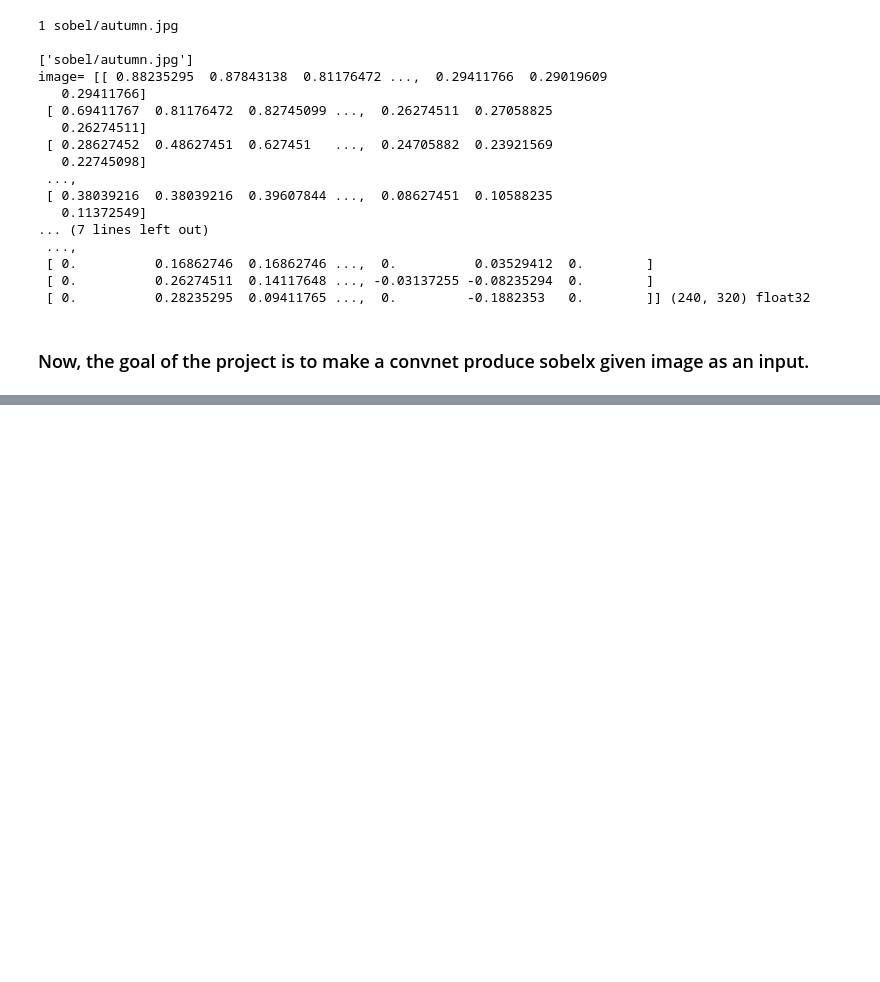
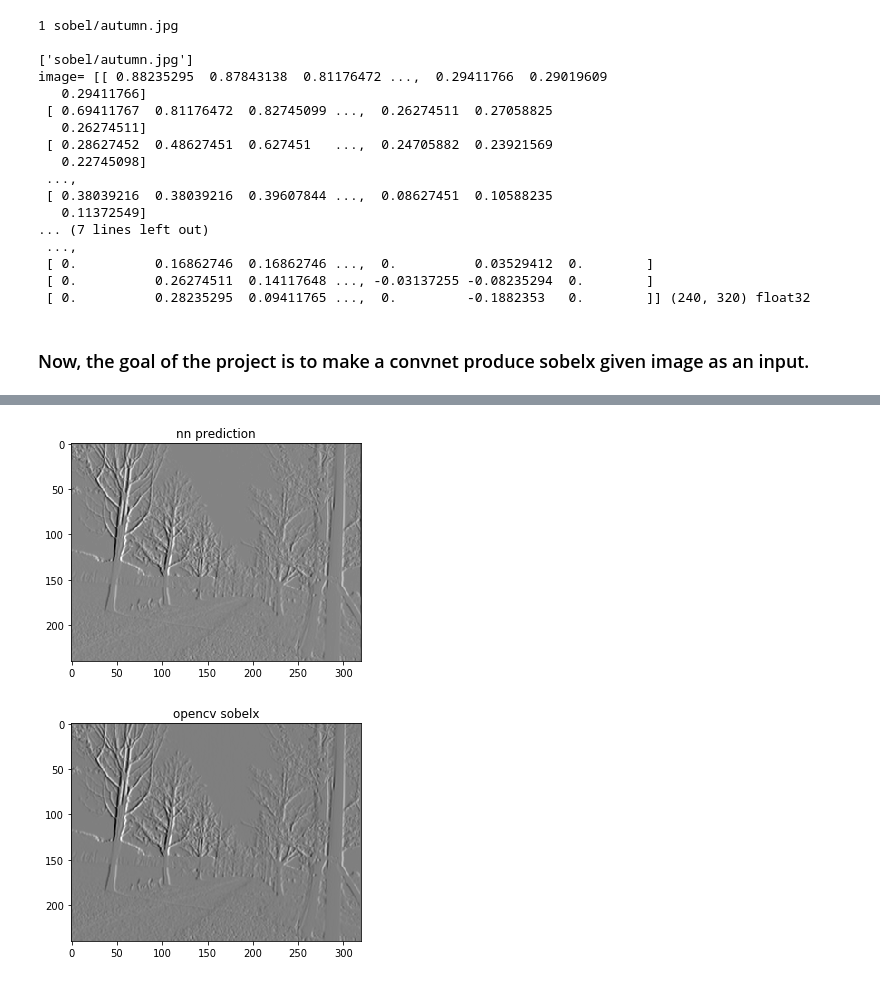
Before and after one commit to yongduek/tensorflow-learning, a Jupyter notebook: tensorflow-7.ipynb, the cells around one changed output, grey strips where cells are left out. Drawn from its saved outputs; the diff is of its cells as text; code cells hidden in the pictures; blank space fills up the shorter version.

Commit message:
sobel

```diff
--- a/tensorflow-7.ipynb
+++ b/tensorflow-7.ipynb
@@ -79,7 +79,10 @@ image= [[ 0.88235295  0.87843138  0.81176472 ...,  0.29411766  0.29019609
 # %%
 X = tf.placeholder (tf.float32, shape=[None]+list(image.shape)+[1])
 Y = tf.placeholder (tf.float32, shape=[None]+list(sobelx.shape)+[1])
-feed_dict = {X: image, Y:sobelx}
+
+image = np.reshape(image, list(image.shape)+[1])
+sobelx = np.reshape(sobelx, list(sobelx.shape)+[1])
+print ('image.shape=', image.shape, '  [height,width,channel]')
 
 print ('X=', X)
 print ('Y=', Y)
@@ -109,0 +110,25 @@ with tf.Session() as ss:
+# %%
+niter = 10000
+step = int(niter/10)
+batch_input = np.array( [ image ] )
+batch_output = np.array( [sobelx] )
+print ('shape i/o= ', batch_input.shape, batch_output.shape)
+
+feed_dict = {X: batch_input, Y: batch_output}
+
+# learing loop
+#
+ss= tf.Session()
+ss.run(tf.global_variables_initializer())
+for i in range (niter):
+    ss.run (trainer, feed_dict=feed_dict)
+    if i%step == 0:
+        print ('{}/{}'.format(i,niter),
+               ' cost=', ss.run(cost,feed_dict))
+        #outimage = ss.run(model, feed_dict)
+        #print (outimage, outimage.shape)
+        #disp = np.uint8 (outimage[0,:,:,0]*255.)
+        #print (disp, disp.shape)
+        #plt.imshow ( disp, cmap='gray' )
+        #plt.show()
+print ('$ Finished learning')
@@ -109,0 +155,5 @@ with tf.Session() as ss:
+# %%
+sobel_pred = ss.run (model, feed_dict)
+#disp = np.int8 (sobel_pred[0,:,:,0]*255.)
+dispf = sobel_pred[0,:,:,0]
+print ('sobel_pred=', dispf)
@@ -109,0 +174,12 @@ with tf.Session() as ss:
+# %%
+plt.figure()
+plt.title ('nn prediction')
+plt.imshow (dispf, cmap='gray')
+plt.show()
+plt.figure()
+plt.title ('opencv sobelx')
+plt.imshow (sobelx[:,:,0], cmap='gray')
+plt.show()
+# %% [output]
+[figure, added]
+[figure, added]
```
Also changed, not shown: parts of 9 cells of this notebook.
